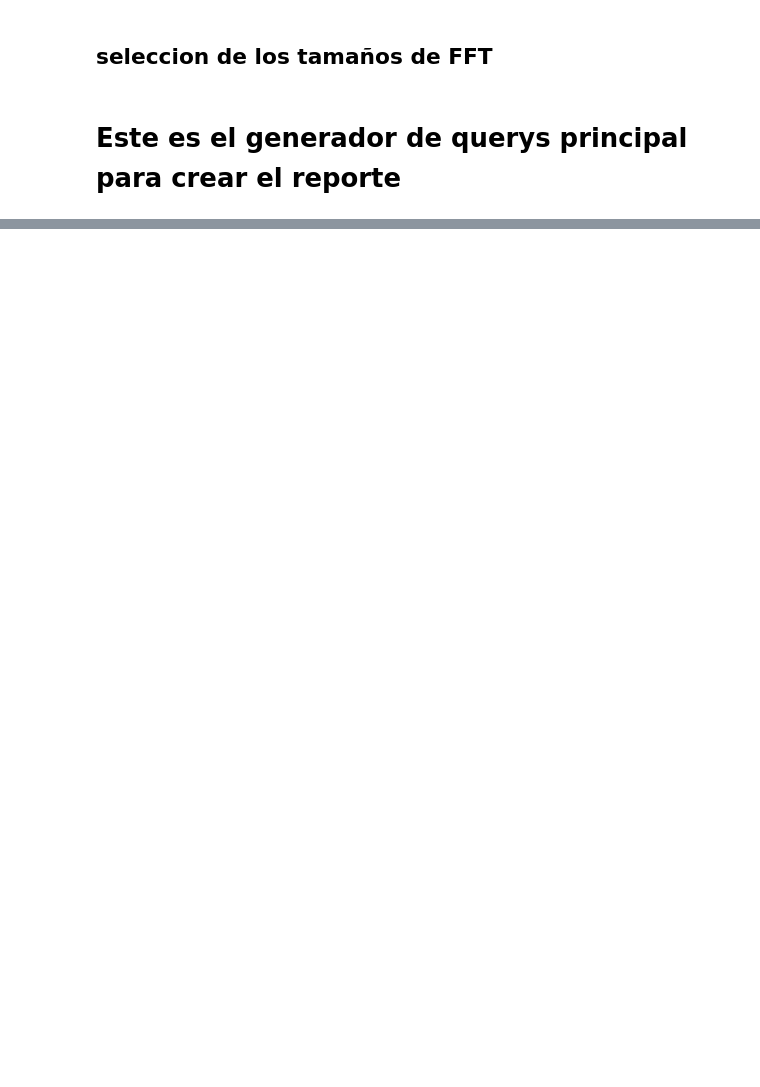
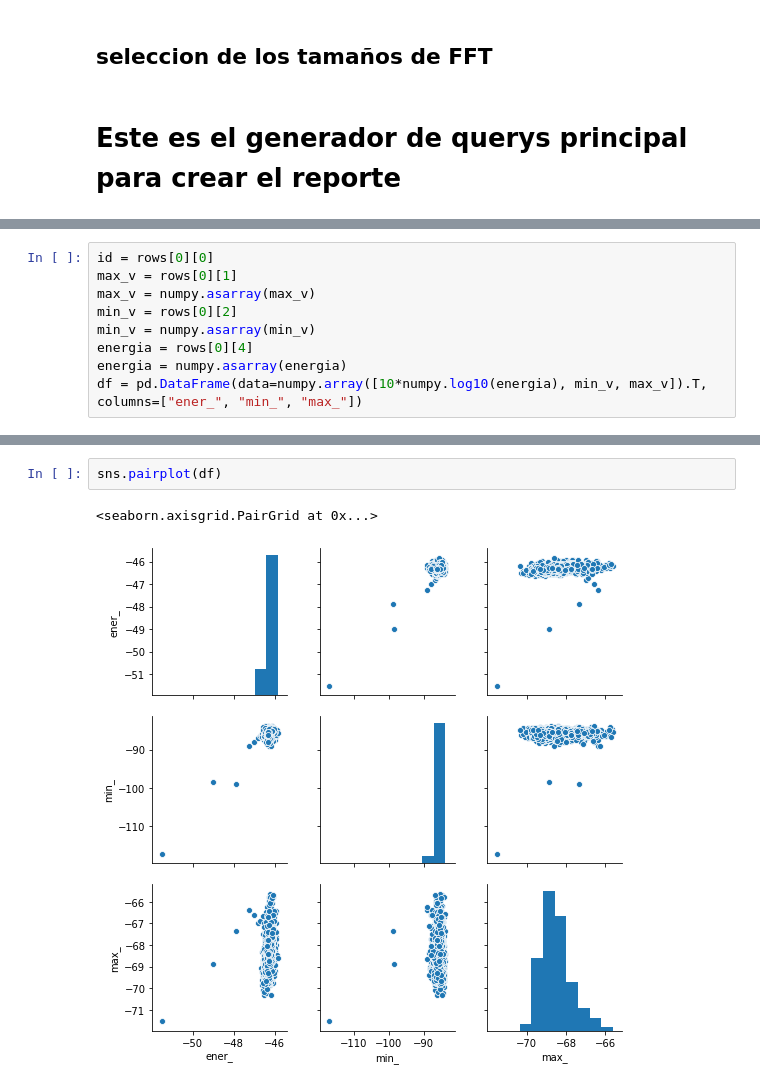
Before and after one commit to Narenman/CentroTIC, a Jupyter notebook: Modulos_aplicaciones/radioastronomia/subsistema_RFI/query_espectro.ipynb, the cells around one changed output, grey strips where cells are left out. Saved outputs shown, nothing was run; the diff lists cells and outputs as text; blank space fills up the shorter version.

```diff
--- a/Modulos_aplicaciones/radioastronomia/subsistema_RFI/query_espectro.ipynb
+++ b/Modulos_aplicaciones/radioastronomia/subsistema_RFI/query_espectro.ipynb
@@ -159,0 +175,9 @@ conn.close()
+# %%
+id = rows[0][0]
+max_v = rows[0][1]
+max_v = numpy.asarray(max_v)
+min_v = rows[0][2]
+min_v = numpy.asarray(min_v)
+energia = rows[0][4]
+energia = numpy.asarray(energia)
+df = pd.DataFrame(data=numpy.array([10*numpy.log10(energia), min_v, max_v]).T, columns=["ener_", "min_", "max_"])
@@ -159,0 +207,5 @@ conn.close()
+# %%
+sns.pairplot(df)
+# %% [output]
+<seaborn.axisgrid.PairGrid at 0x...>
+[figure, added]
```
Also changed, not shown: parts of 25 cells of this notebook, 33 other files.
